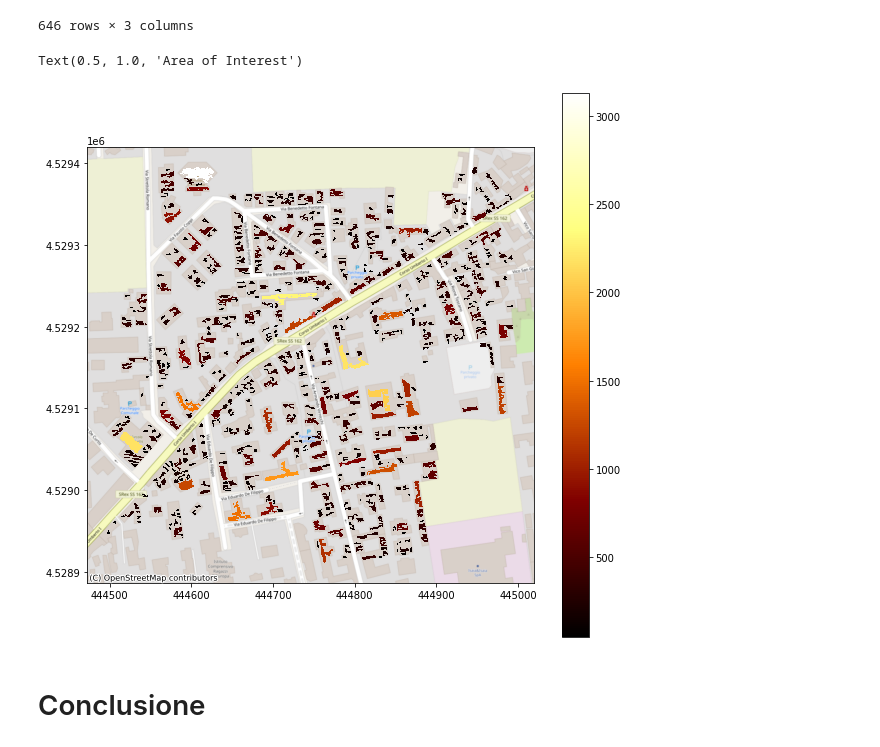
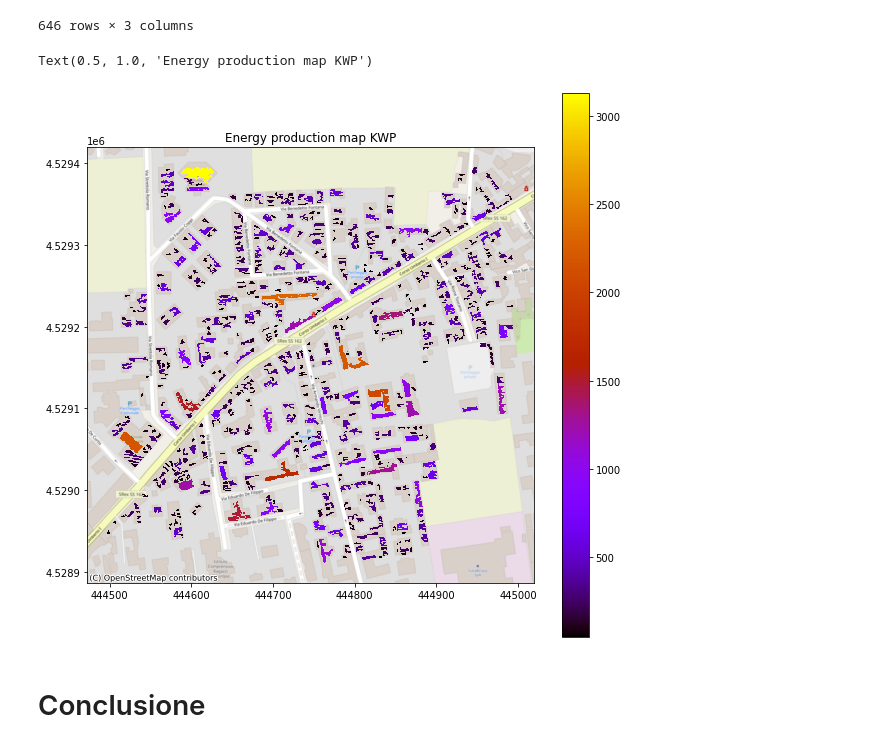
Before and after one commit to MaxDragonheart/PyGIS-Blog, a Jupyter notebook: _notebooks/2022-05-21-verificare-il-potenziale-fotovoltaico-di-un-tetto.ipynb, the cells around one changed output. Drawn from its saved outputs; the diff is of its cells as text; code cells hidden in the pictures.

```diff
--- a/_notebooks/2022-05-21-verificare-il-potenziale-fotovoltaico-di-un-tetto.ipynb
+++ b/_notebooks/2022-05-21-verificare-il-potenziale-fotovoltaico-di-un-tetto.ipynb
@@ -443,12 +443,14 @@ final_analysis
 | 645 | POLYGON ((444985.308 4529360.411,... | 126.0 | 18.0 |
 646 rows × 3 columns
 # %%
-final_view = final_analysis.plot(column="potential_production_kw", cmap="afmhot", figsize=(10, 10), legend=True)
+fig, ax = plt.subplots(figsize=(10, 10))
+
+final_view = final_analysis.plot(column="potential_production_kw", cmap="gnuplot", ax=ax, legend=True)
 cx.add_basemap(final_view, crs=final_analysis.crs.to_string(), source=cx.providers.OpenStreetMap.Mapnik)
-aoi.set_title("Area of Interest")
+final_view.set_title("Energy production map KWP")
 # %% [output]
-Text(0.5, 1.0, 'Area of Interest')
+Text(0.5, 1.0, 'Energy production map KWP')
-[figure, old version]
+[figure, new version]
 # %% [markdown]
 # Conclusione
 # %% [markdown]
```
